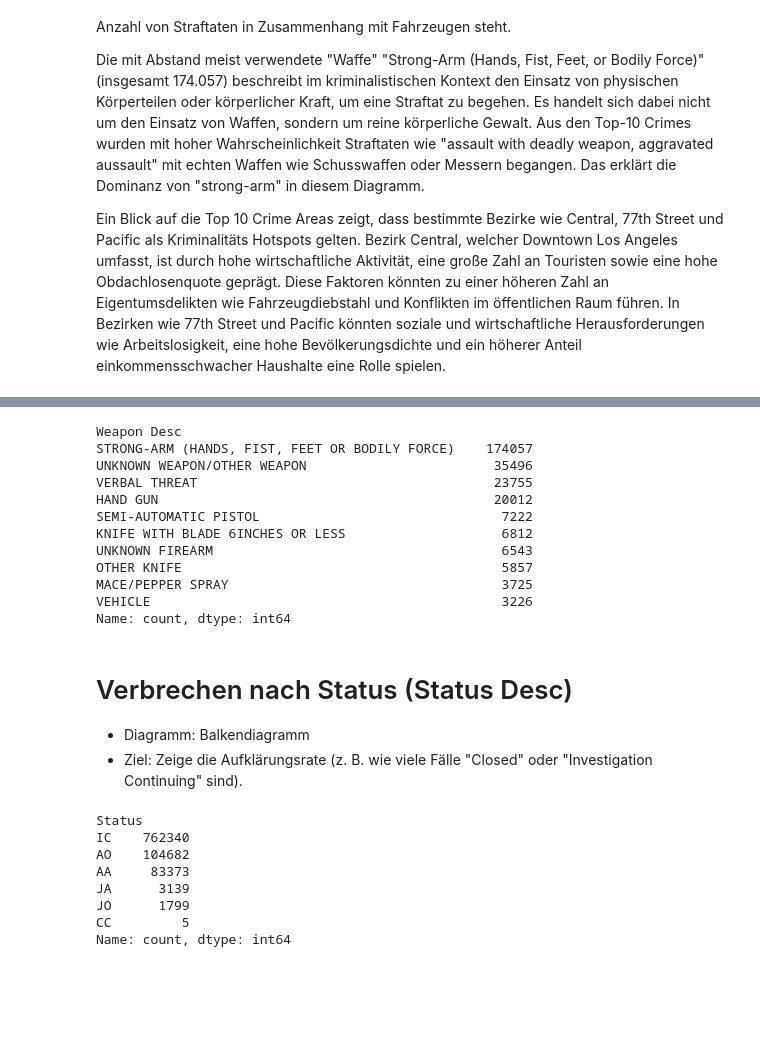
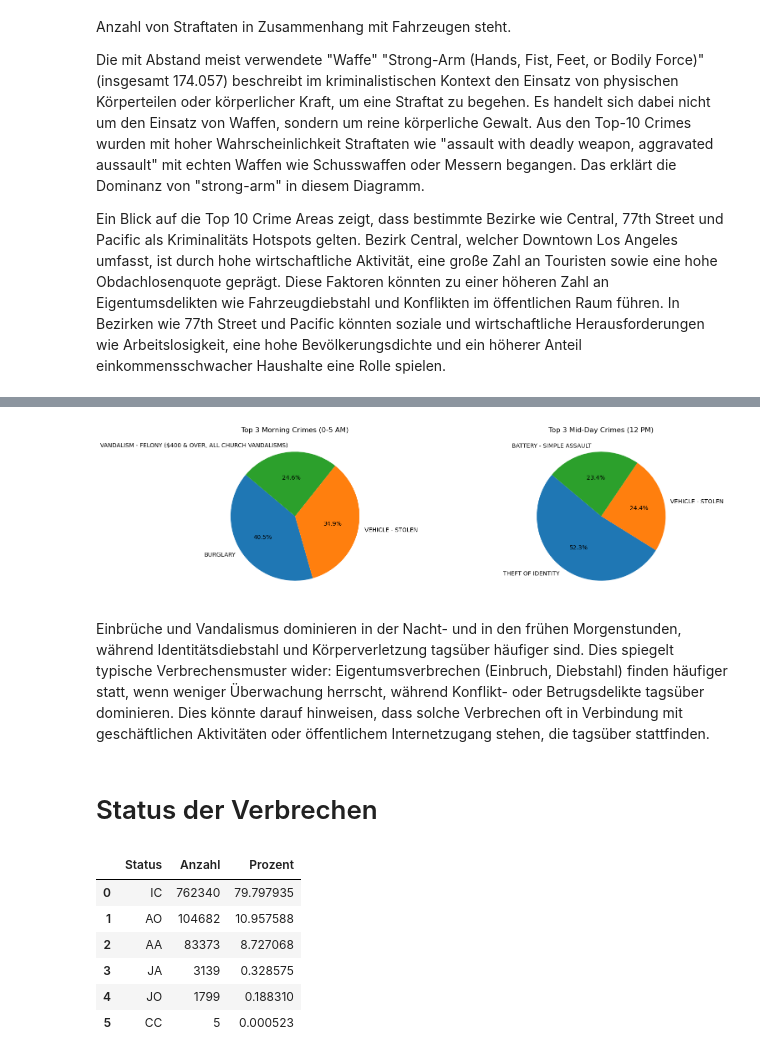
Before and after one commit to Baenji/DIP, a Jupyter notebook: crime.ipynb, the cells around one changed output, grey strips where cells are left out. Drawn from its saved outputs; the diff is of its cells as text; code cells hidden in the pictures; blank space fills up the shorter version.

```diff
--- a/crime.ipynb
+++ b/crime.ipynb
@@ -237,34 +223,38 @@ df_filtered[["Crm Cd Desc", "Weapon Desc"]]
-# %%
-df_most_used_weapons = df.copy()
-df_most_used_weapons = df_most_used_weapons["Weapon Desc"].value_counts()
-df_most_used_weapons.head(10)
-# %% [output]
-Weapon Desc
-STRONG-ARM (HANDS, FIST, FEET OR BODILY FORCE)    174057
-UNKNOWN WEAPON/OTHER WEAPON                        35496
-VERBAL THREAT                                      23755
-HAND GUN                                           20012
-SEMI-AUTOMATIC PISTOL                               7222
-KNIFE WITH BLADE 6INCHES OR LESS                    6812
-UNKNOWN FIREARM                                     6543
-OTHER KNIFE                                         5857
-MACE/PEPPER SPRAY                                   3725
-VEHICLE                                             3226
-Name: count, dtype: int64
+# %%
+# Verbrechen die zwischen 0 Uhr und 5 Uhr stattgefunden haben
+morning_crimes = df_time_occ[(df_time_occ["TIME OCC"] >= 0) & (df_time_occ["TIME OCC"] <= 5)]
+morning_crimes_types = morning_crimes["Crm Cd Desc"].value_counts()
+# Verbrechen die zwischen 12 und 13 Uhr stattgefunden haben
+mid_day_crimes = df_time_occ[df_time_occ["TIME OCC"] == 12]
+mid_day_crimes = mid_day_crimes["Crm Cd Desc"].value_counts()
+
+f, axs = plt.subplots(1, 2, figsize=(15, 5))
+# autopct gibt Prozentangaben mit einer Nachkommastelle an, starangle legt den Startwinkel des ersten Segments für bessere Lesbarkeit fest
+axs[0].pie(morning_crimes_types.head(3), labels=morning_crimes_types.head(3).index, autopct='%1.1f%%', startangle=140)
+axs[0].set_title("Top 3 Morning Crimes (0-5 AM)")
+axs[1].pie(mid_day_crimes.head(3), labels=mid_day_crimes.head(3).index, autopct='%1.1f%%', startangle=140)
+axs[1].set_title("Top 3 Mid-Day Crimes (12 PM)")
+plt.subplots_adjust(wspace=0.7)
+plt.show()
+# %% [output]
+[figure, added]
+# %% [markdown]
+Einbrüche und Vandalismus dominieren in der Nacht- und in den frühen Morgenstunden, während Identitätsdiebstahl und Körperverletzung tagsüber häufiger sind.
+Dies spiegelt typische Verbrechensmuster wider: Eigentumsverbrechen (Einbruch, Diebstahl) finden häufiger statt, wenn weniger Überwachung herrscht, während Konflikt- oder Betrugsdelikte tagsüber dominieren. Dies könnte darauf hinweisen, dass solche Verbrechen oft in Verbindung mit geschäftlichen Aktivitäten oder öffentlichem Internetzugang stehen, die tagsüber stattfinden.
 # %% [markdown]
-# Verbrechen nach Status (Status Desc)
-- Diagramm: Balkendiagramm
-- Ziel: Zeige die Aufklärungsrate (z. B. wie viele Fälle "Closed" oder "Investigation Continuing" sind).
+# Status der Verbrechen
 # %%
 df_status_desc = df.copy()
 df_status_desc = df_status_desc["Status"].value_counts()
+df_status_desc = df_status_desc.reset_index()
+df_status_desc.columns = ["Status", "Anzahl"]
+df_status_desc["Prozent"] = (df_status_desc["Anzahl"] / df_status_desc["Anzahl"].sum()) * 100
 df_status_desc
 # %% [output]
-Status
-IC    762340
-AO    104682
-AA     83373
-JA      3139
-JO      1799
-CC         5
-Name: count, dtype: int64
+|  | Status | Anzahl | Prozent |
+| 0 | IC | 762340 | 79.797935 |
+| 1 | AO | 104682 | 10.957588 |
+| 2 | AA | 83373 | 8.727068 |
+| 3 | JA | 3139 | 0.328575 |
+| 4 | JO | 1799 | 0.188310 |
+| 5 | CC | 5 | 0.000523 |
```
Also changed, not shown: parts of 30 cells of this notebook.
